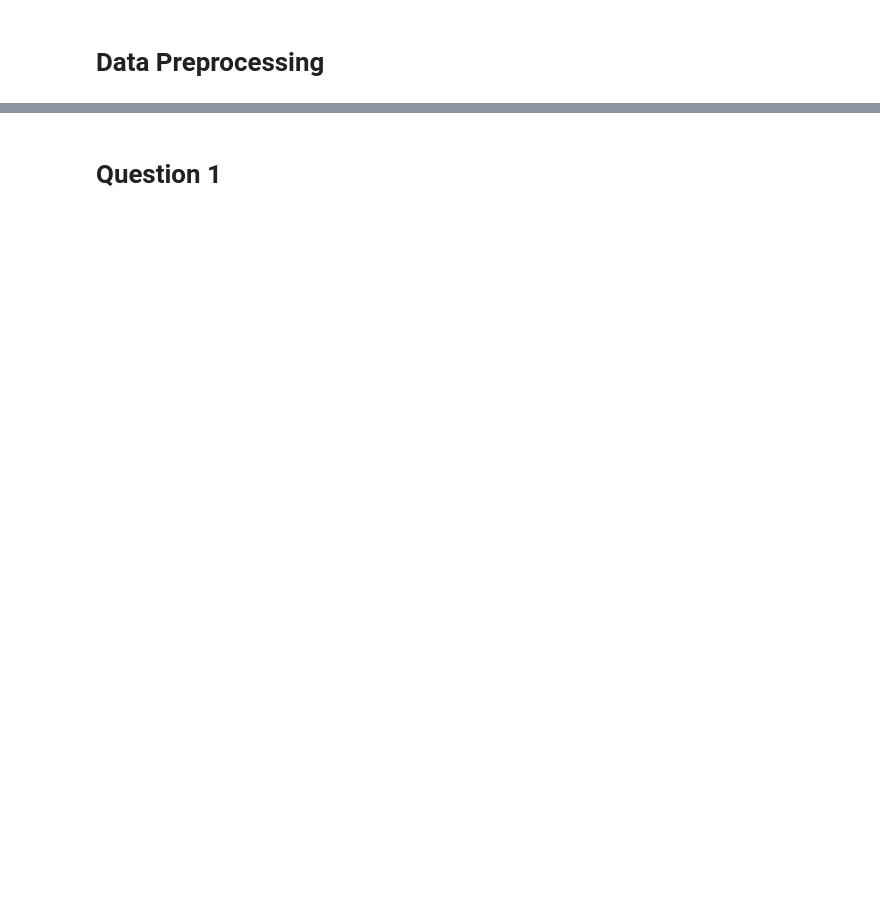
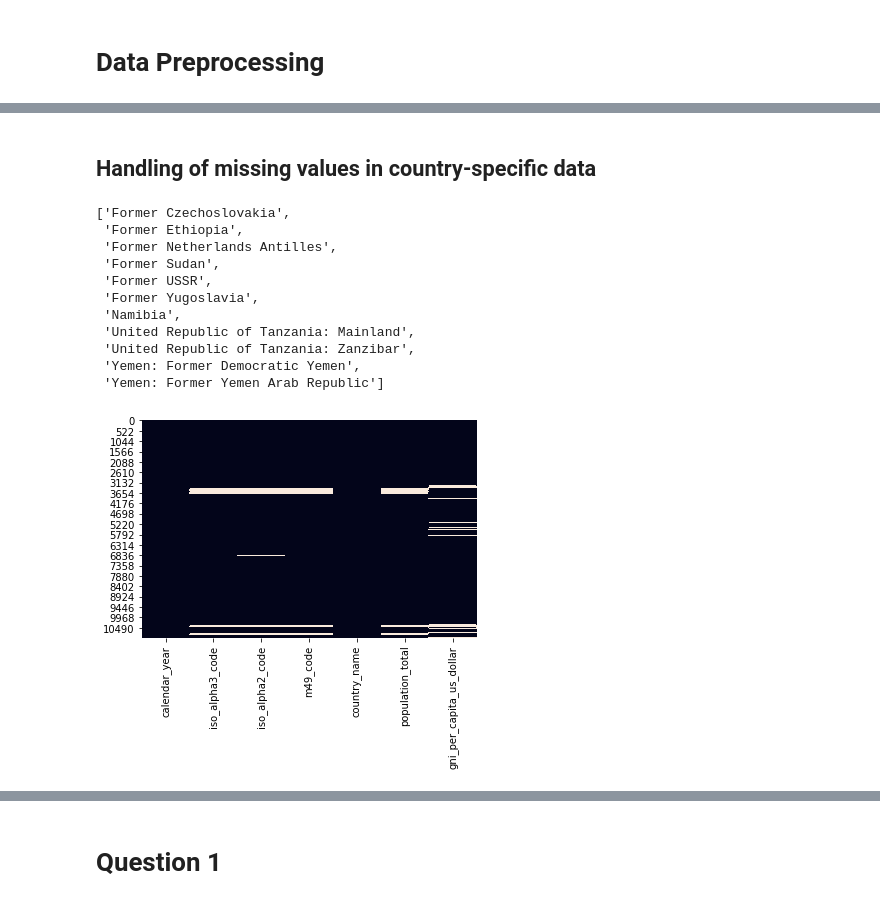
Before and after one commit to christoph-fraller/dopp_2020w_group03_ex3, a Jupyter notebook: dopp_2020w_group03_ex3_with_git.ipynb, the cells around one changed output, grey strips where cells are left out. Drawn from its saved outputs; the diff is of its cells as text; code cells hidden in the pictures; blank space fills up the shorter version.

```diff
--- a/dopp_2020w_group03_ex3_with_git.ipynb
+++ b/dopp_2020w_group03_ex3_with_git.ipynb
@@ -275,0 +219,34 @@ data
+# %%
+# load income data from csv
+income_data = pd.read_csv('/content/drive/MyDrive/Git/dopp_2020w_group03_ex3/data/undata_gni_per_capita.csv', sep = ';')
+
+# extend income data by adding an entry for each combination of (calendar_year, country_code) due to there are no missing entries in the data
+country_data_list = income_data[['country_code', 'country_name']].drop_duplicates().values.tolist()
+output_list = []
+for lst in country_data_list:
+    country_code = lst[0]
+    country_name = lst[1]
+    for calendar_year in range(1970, 2020):
+      output_list.append([calendar_year, country_code, country_name])
+df = pd.DataFrame(output_list, columns = ['calendar_year', 'country_code', 'country_name'])
+income_data_complete = df.merge(income_data[['calendar_year', 'country_code', 'gni_per_capita_us_dollar']], how = 'left', on = ['calendar_year', 'country_code'])
+
+# load population data from csv
+population_data = pd.read_csv('/content/drive/MyDrive/Git/dopp_2020w_group03_ex3/data/undata_population_total.csv', sep = ';',
+                              usecols = ['country_code', 'calendar_year', 'population_total'])
+population_data.drop_duplicates(inplace = True)
+population_data['population_total'] = population_data['population_total'] * 1000 # total population is specified in 1000
+
+# load country codes from csv
+country_codes = pd.read_csv('/content/drive/MyDrive/Git/dopp_2020w_group03_ex3/data/iso3166_unsd_country_codes.csv', sep = ';',
+                            usecols = ['m49_code', 'iso_alpha2_code', 'iso_alpha3_code'])
+
+# merge income with population data and country codes
+merged_income_data = income_data_complete.merge(population_data, how = 'left', on = ['calendar_year', 'country_code'])
+merged_income_data = merged_income_data.merge(country_codes, how = 'left', left_on = 'country_code', right_on = 'm49_code')
+
+merged_income_data.drop(['country_code'], axis = 1, inplace = True)
+merged_income_data.rename(columns = {'country_code': 'm49_code'}, inplace = True)
+merged_income_data = merged_income_data[['calendar_year', 'iso_alpha3_code', 'iso_alpha2_code', 'm49_code', 'country_name', 'population_total', 'gni_per_capita_us_dollar']]
+
+merged_income_data.tail()
@@ -275,0 +260,21 @@ data
+# %% [markdown]
+## Handling of missing values in country-specific data
+# %%
+# get an overview of missing values in income data
+sb.heatmap(merged_income_data.isna(), cbar = False);
+
+# it seems there is pattern between the missing values of the columns iso_alpha3_code, iso_alpha2_code, m49_code and population_total
+merged_income_data.loc[merged_income_data['iso_alpha2_code'].isna()].country_name.unique().tolist()
+# %% [output]
+['Former Czechoslovakia',
+ 'Former Ethiopia',
+ 'Former Netherlands Antilles',
+ 'Former Sudan',
+ 'Former USSR',
+ 'Former Yugoslavia',
+ 'Namibia',
+ 'United Republic of Tanzania: Mainland',
+ 'United Republic of Tanzania: Zanzibar',
+ 'Yemen: Former Democratic Yemen',
+ 'Yemen: Former Yemen Arab Republic']
+[figure, added]
```
Also changed, not shown: parts of 48 cells of this notebook.
